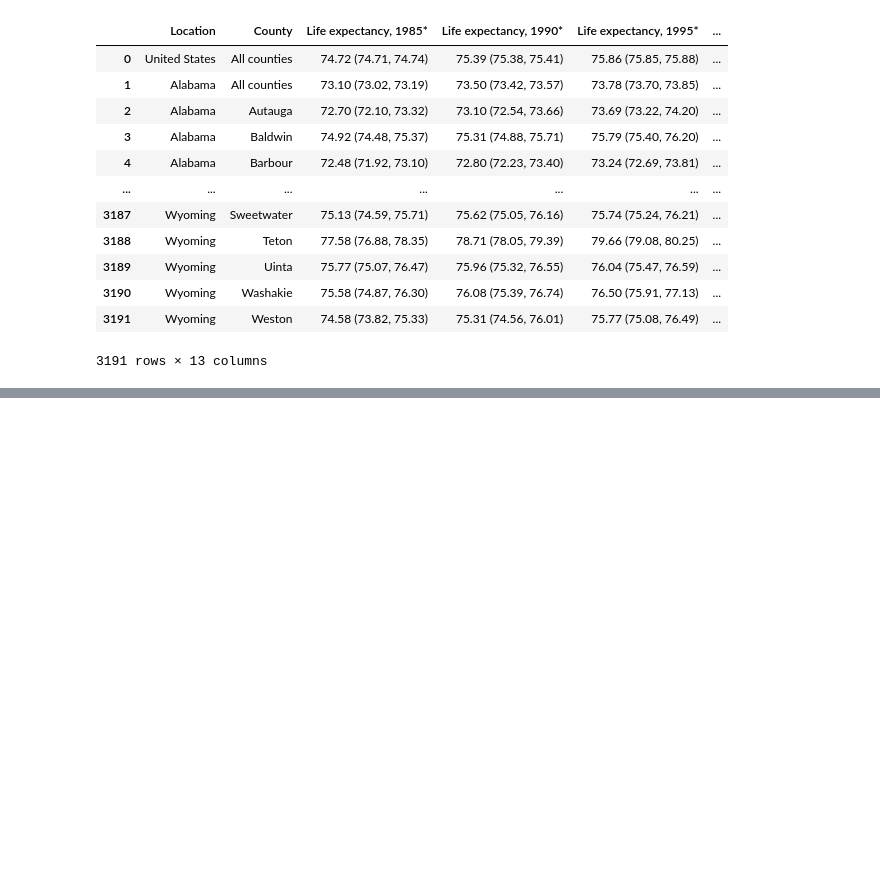
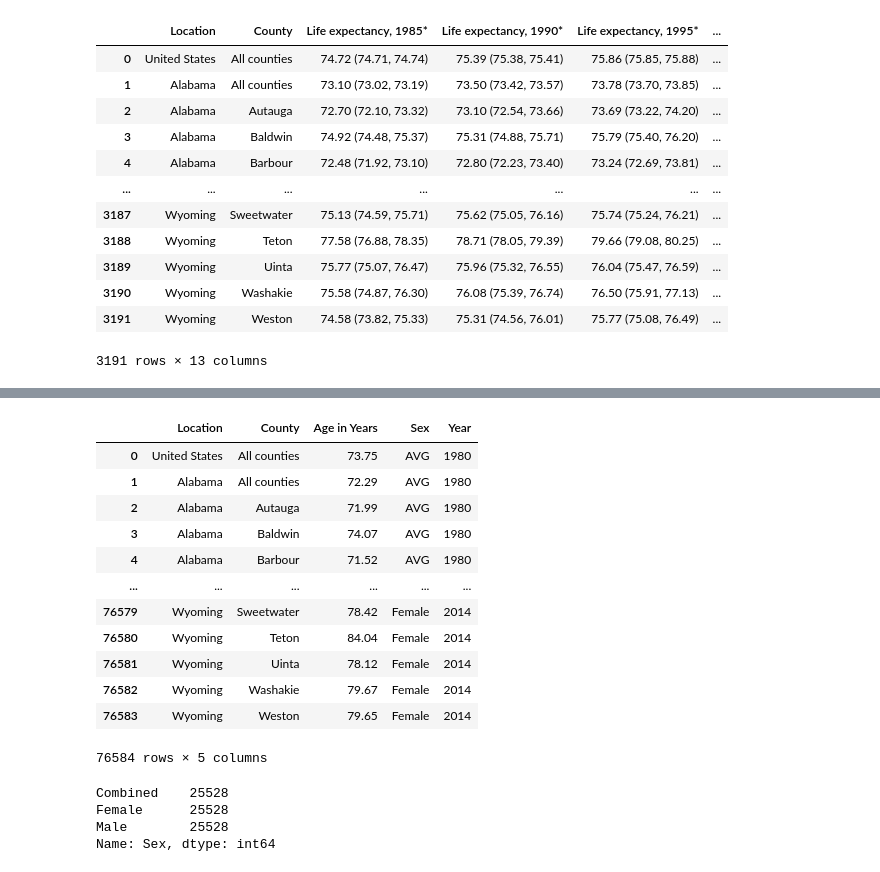
Before and after one commit to Dlstark/Mortality_Rates, a Jupyter notebook: Notebooks/life_exp_csv_cleaned.ipynb, the cells around one changed output, grey strips where cells are left out. Saved outputs shown, nothing was run; the diff lists cells and outputs as text; code cells hidden in the pictures; blank space fills up the shorter version.

```diff
--- a/Notebooks/life_exp_csv_cleaned.ipynb
+++ b/Notebooks/life_exp_csv_cleaned.ipynb
@@ -155,0 +178,17 @@ life_exp
+# %%
+life_exp_melt = life_exp_melt.drop(columns=['Var/Year'])
+life_exp_melt
+# %% [output]
+|  | Location | County | Age in Years | Sex | Year |
+| 0 | United States | All counties | 73.75 | AVG | 1980 |
+| 1 | Alabama | All counties | 72.29 | AVG | 1980 |
+| 2 | Alabama | Autauga | 71.99 | AVG | 1980 |
+| 3 | Alabama | Baldwin | 74.07 | AVG | 1980 |
+| 4 | Alabama | Barbour | 71.52 | AVG | 1980 |
+| ... | ... | ... | ... | ... | ... |
+| 76579 | Wyoming | Sweetwater | 78.42 | Female | 2014 |
+| 76580 | Wyoming | Teton | 84.04 | Female | 2014 |
+| 76581 | Wyoming | Uinta | 78.12 | Female | 2014 |
+| 76582 | Wyoming | Washakie | 79.67 | Female | 2014 |
+| 76583 | Wyoming | Weston | 79.65 | Female | 2014 |
+76584 rows × 5 columns
@@ -156 +197,8 @@ life_exp
+# %%
+life_exp_melt['Sex'].value_counts()
+# %% [output]
+Combined    25528
+Female      25528
+Male        25528
+Name: Sex, dtype: int64
 # %%
```
Also changed, not shown: parts of 10 cells of this notebook, 15 other files.
